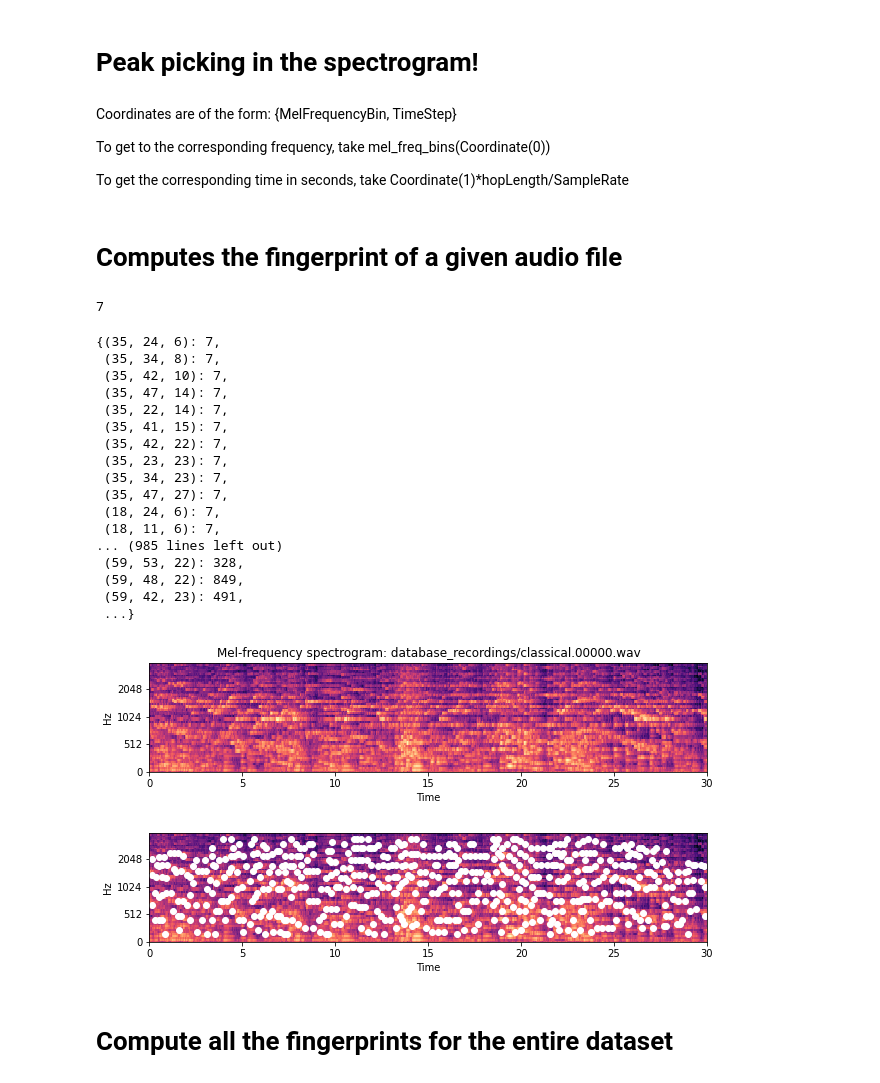
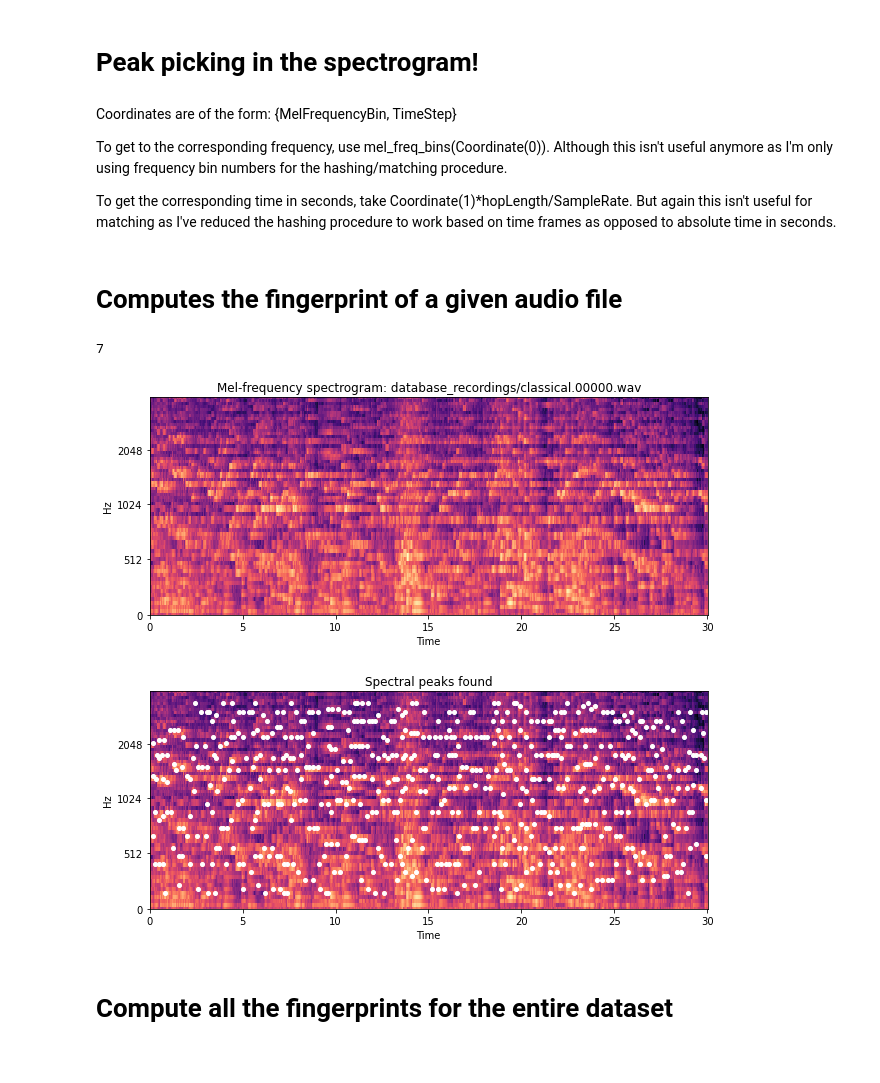
Before and after one commit to JZacaroli/Audio-Identification, a Jupyter notebook: fingerprintBuilder.ipynb, the cells around one changed output. Drawn from its saved outputs; the diff is of its cells as text; code cells hidden in the pictures.

Commit message:
Improved demo in fingerprint builder

```diff
--- a/fingerprintBuilder.ipynb
+++ b/fingerprintBuilder.ipynb
@@ -27,13 +27,14 @@ hopLength = 512
 n_hashes=64
 
 S = librosa.feature.melspectrogram(snd, sr=sr, hop_length=hopLength, n_mels=n_hashes, fmax=4000)
+S_dB = librosa.power_to_db(S, ref=np.max)
 
 #Find frequencies of the mel bins I'm using.
 mel_freq_bins = librosa.core.mel_frequencies(n_mels=n_hashes, fmax=4000)
 
 #Plot the spectrogram
 plt.figure(figsize=(10, 4))
+plt.title('Mel-frequency spectrogram')
 
-librosa.display.specshow(S, x_axis='time', y_axis='mel', sr=sr, fmax=4000)
-plt.title('Mel-frequency spectrogram')
+librosa.display.specshow(S_dB, x_axis='time', y_axis='mel', sr=sr, fmax=4000)
 # %% [output]
@@ -52,9 +53,9 @@ coordinates = coordinates[np.argsort(coordinates[:, 1])]
 # %% [markdown]
 Coordinates are of the form: {MelFrequencyBin, TimeStep}
 
-To get to the corresponding frequency, take mel_freq_bins(Coordinate(0))
+To get to the corresponding frequency, use mel_freq_bins(Coordinate(0)). Although this isn't useful anymore as I'm only using frequency bin numbers for the hashing/matching procedure.
 
-To get the corresponding time in seconds, take Coordinate(1)*hopLength/SampleRate
+To get the corresponding time in seconds, take Coordinate(1)*hopLength/SampleRate. But again this isn't useful for matching as I've reduced the hashing procedure to work based on time frames as opposed to absolute time in seconds.
 # %% [markdown]
 # Computes the fingerprint of a given audio file
 # %%
@@ -87,12 +88,13 @@ def computeFingerprint(fileName, params, plotSpectrograms=False):
         mel_freq_bins = librosa.core.mel_frequencies(n_mels=n_hashes, fmax=fMax)
 
         S_dB = librosa.power_to_db(S, ref=np.max)
-        plt.figure(figsize=(10, 2))
+        plt.figure(figsize=(10, 4))
         plt.title('Mel-frequency spectrogram: ' + fileName)
         librosa.display.specshow(S_dB, x_axis='time', y_axis='mel', sr=sr, fmax=fMax)
-        plt.figure(figsize=(10, 2))
+        plt.figure(figsize=(10, 4))
+        plt.title('Spectral peaks found')
         for coordinate in coordinates:
-            plt.plot(coordinate[1]*hopLength/sr, mel_freq_bins[coordinate[0]], 'wo')
+            plt.plot(coordinate[1]*hopLength/sr, mel_freq_bins[coordinate[0]], 'wo', markersize=4)
         librosa.display.specshow(S_dB, x_axis='time', y_axis='mel', sr=sr, fmax=fMax)
 
     hashLists = constructHashLists(coordinates, nHashes, usePeakPairs, fanOut=fanOut, targetZoneK=targetZoneK, targetZoneT=targetZoneT)
@@ -158,37 +160,27 @@ def constructPeakPairHashLists(peakCoordinates, n_hashes, fanOut=10, targetZoneK
 # %%
 #Test computing a fingerprint
 peakDetectionMinDistance=4
-fMax=4000
-maxPeaksPerSecond=10
-nHashes=64
-hashList = computeFingerprint('database_recordings/classical.00000.wav', usePeakPairs=True, n_hashes=nHashes, plotSpectrograms=True)
+params = {
+    'usePeakPairs':True,
+    'hopLength':512,
+    'nHashes':64,
+    'maxPeaksPerSecond':30,
+    'fMax':4000,
+    'fanOut':10,
+    'targetZoneK':6,
+    'targetZoneT':30
+}
+hashList = computeFingerprint('database_recordings/classical.00000.wav', params, plotSpectrograms=True)
 
+#Testing a particular hash key works
 try:
     print(hashList[(35,34,8)])
 except KeyError:
     print('Hash not in list, whoopsidaisy')
-hashList
 # %% [output]
 7
-{(35, 24, 6): 7,
- (35, 34, 8): 7,
- (35, 42, 10): 7,
- (35, 47, 14): 7,
- (35, 22, 14): 7,
- (35, 41, 15): 7,
- (35, 42, 22): 7,
- (35, 23, 23): 7,
- (35, 34, 23): 7,
- (35, 47, 27): 7,
- (18, 24, 6): 7,
- (18, 11, 6): 7,
-... (985 lines left out)
- (59, 53, 22): 328,
- (59, 48, 22): 849,
- (59, 42, 23): 491,
- ...}
-[figure, old version]
+[figure, new version]
-[figure, old version]
+[figure, new version]
 # %%
 #Test saving the hash list.
 np.save('database_recordings/classical.00044_print_pairs.npy',hashList)
```
Also changed, not shown: parts of 3 cells of this notebook.
